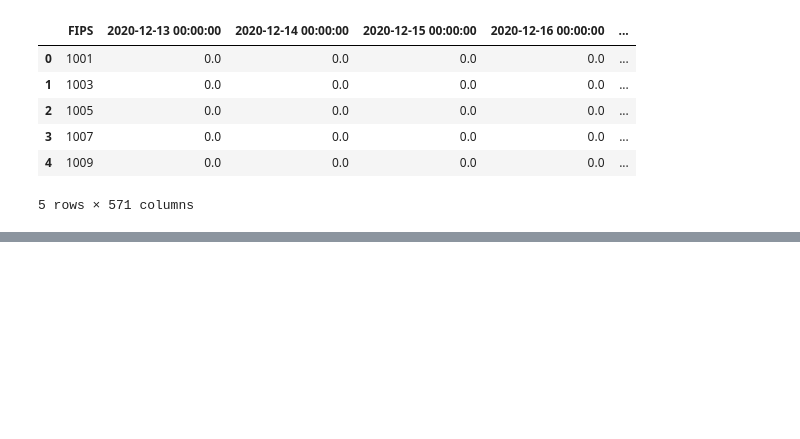
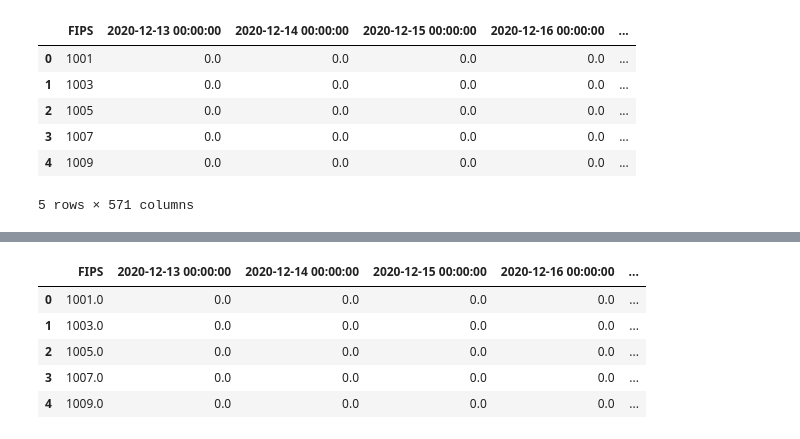
Before and after one commit to Data-ScienceHub/gpce-covid, a Jupyter notebook: dataset_raw/Update dataset.ipynb, the cells around one changed output, grey strips where cells are left out. Saved outputs shown, nothing was run; the diff lists cells and outputs as text; code cells hidden in the pictures; blank space fills up the shorter version.

Commit message:
forward fill missing vaccination values

```diff
--- a/dataset_raw/Update dataset.ipynb
+++ b/dataset_raw/Update dataset.ipynb
@@ -204,3 +204,11 @@ vaccinationCompleteDose.head()
 5 rows × 571 columns
 # %%
 vaccinationCompleteDose.to_csv(f'{output_folder}/Vaccination.csv', index=False)
+# %%
+import pandas as pd
+pd.set_option('display.max_columns', None)
+# pd.set_option('display.max_colwidth', None)
+
+df = pd.read_csv('CovidOct25-2022/Vaccination.csv')
+df = df.fillna(method='ffill').fillna(0)
+df.head()
@@ -206,0 +222,27 @@ vaccinationCompleteDose.to_csv(f'{output_folder}/Vaccination.csv', index=False)
+# %%
+date_columns = sorted([pd.to_datetime(col) for col in df.columns[1:]])
+df.columns = ['FIPS'] + date_columns
+# %%
+total_days = (date_columns[-1]  - date_columns[0]).days
+missing_dates = []
+
+previous_date = date_columns[0]
+for date in date_columns[1:]:
+    steps = (date - previous_date).days
+    if steps > 1:
+        for step in range(1, steps):
+            missing_dates.append(previous_date+pd.to_timedelta(step, unit='D'))
+    previous_date = date
+
+print(len(missing_dates))
+# %%
+df = df.reindex(columns = ['FIPS'] + sorted(date_columns + missing_dates))
+df = df.T.fillna(method='ffill').T
+df.head()
+# %% [output]
+|  | FIPS | 2020-12-13 00:00:00 | 2020-12-14 00:00:00 | 2020-12-15 00:00:00 | 2020-12-16 00:00:00 | ... |
+| 0 | 1001.0 | 0.0 | 0.0 | 0.0 | 0.0 | ... |
+| 1 | 1003.0 | 0.0 | 0.0 | 0.0 | 0.0 | ... |
+| 2 | 1005.0 | 0.0 | 0.0 | 0.0 | 0.0 | ... |
+| 3 | 1007.0 | 0.0 | 0.0 | 0.0 | 0.0 | ... |
+| 4 | 1009.0 | 0.0 | 0.0 | 0.0 | 0.0 | ... |
```
Also changed, not shown: parts of 2 cells of this notebook, 1 other file.
